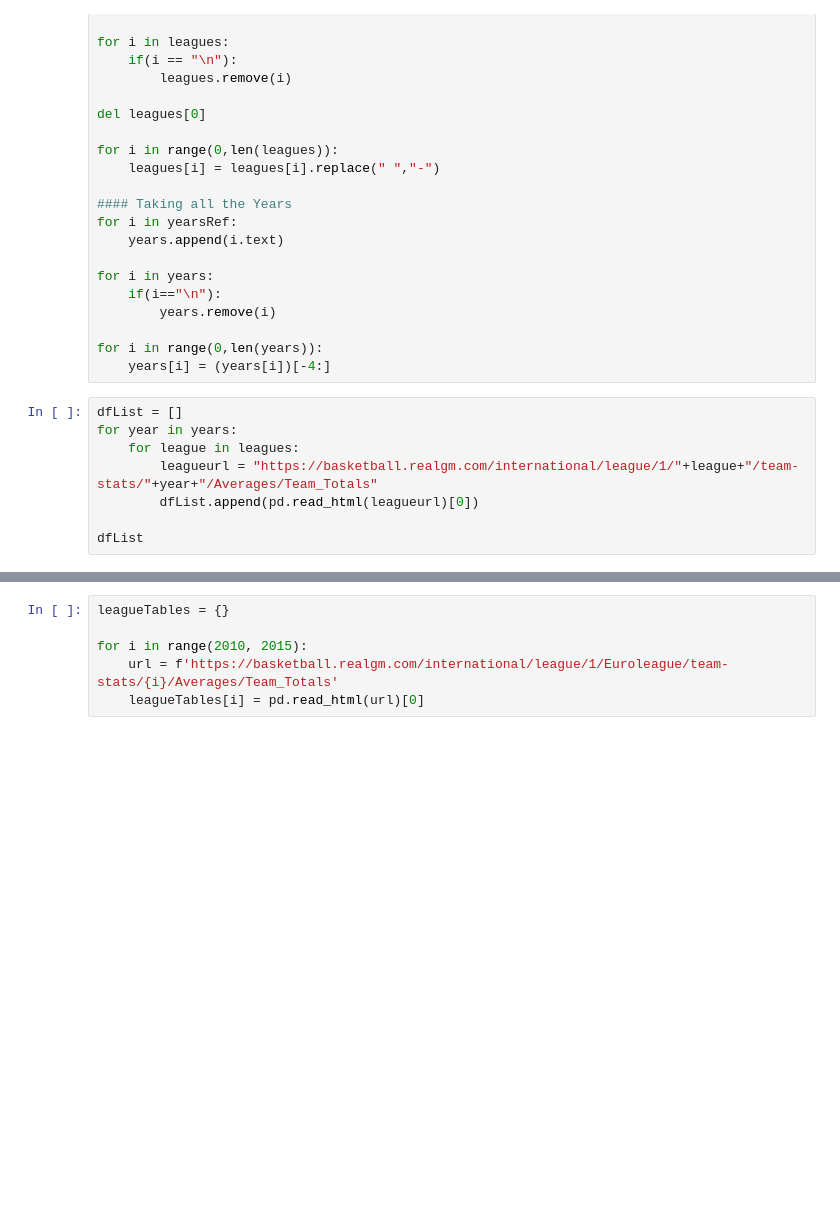
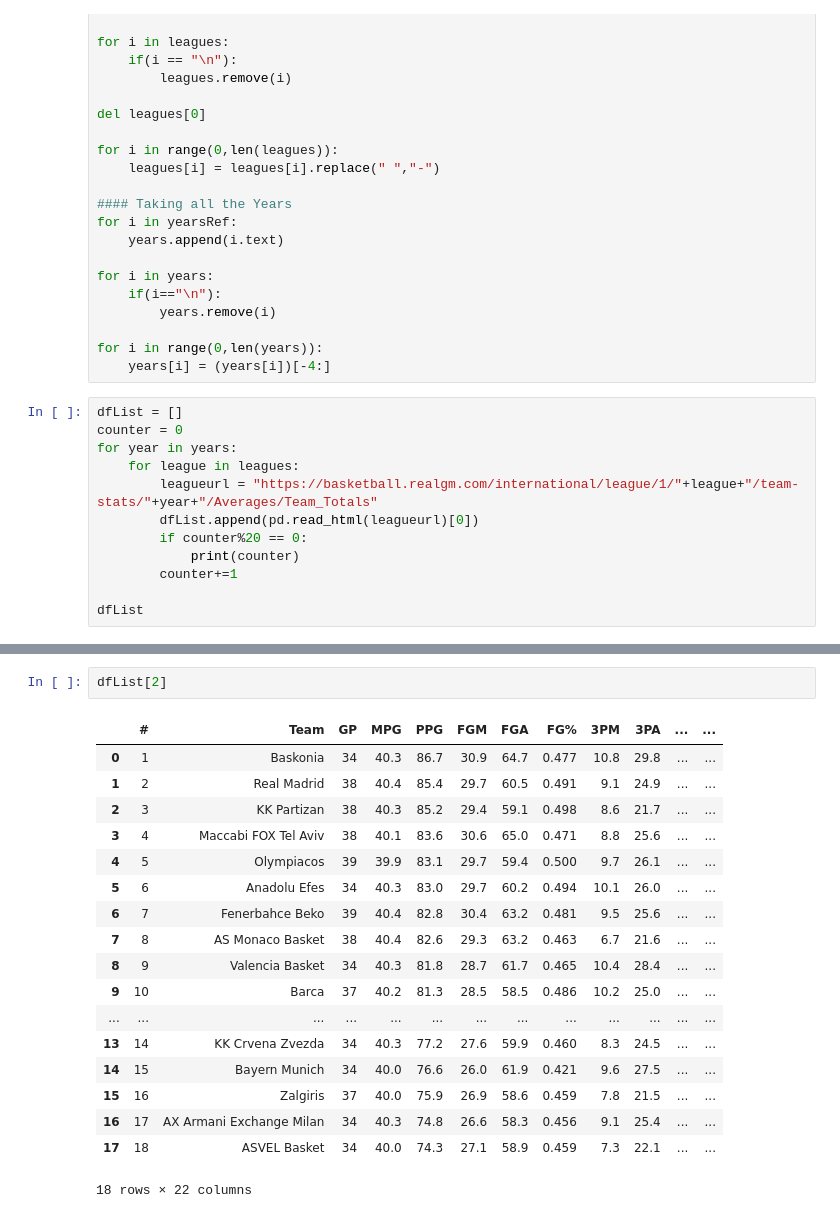
Before and after one commit to araDavid9/Predict-Playoff-Teams, a Jupyter notebook: Collect_Data.ipynb, the cells around one changed output, grey strips where cells are left out. Drawn from its saved outputs; the diff is of its cells as text; blank space fills up the shorter version.

```diff
--- a/Collect_Data.ipynb
+++ b/Collect_Data.ipynb
@@ -42,9 +42,13 @@ for i in range(0,len(years)):
     years[i] = (years[i])[-4:]
 # %%
 dfList = []
+counter = 0
 for year in years:
     for league in leagues:
         leagueurl = "https://basketball.realgm.com/international/league/1/"+league+"/team-stats/"+year+"/Averages/Team_Totals"
         dfList.append(pd.read_html(leagueurl)[0])
+        if counter%20 == 0:
+            print(counter)
+        counter+=1
 
 dfList
@@ -51,6 +90,21 @@ dfList
 # %%
-leagueTables = {}
-
-for i in range(2010, 2015):
-    url = f'https://basketball.realgm.com/international/league/1/Euroleague/team-stats/{i}/Averages/Team_Totals'
-    leagueTables[i] = pd.read_html(url)[0]
+dfList[2]
+# %% [output]
+|  | # | Team | GP | MPG | PPG | FGM | FGA | FG% | 3PM | 3PA | ... | ... |
+| 0 | 1 | Baskonia | 34 | 40.3 | 86.7 | 30.9 | 64.7 | 0.477 | 10.8 | 29.8 | ... | ... |
+| 1 | 2 | Real Madrid | 38 | 40.4 | 85.4 | 29.7 | 60.5 | 0.491 | 9.1 | 24.9 | ... | ... |
+| 2 | 3 | KK Partizan | 38 | 40.3 | 85.2 | 29.4 | 59.1 | 0.498 | 8.6 | 21.7 | ... | ... |
+| 3 | 4 | Maccabi FOX Tel Aviv | 38 | 40.1 | 83.6 | 30.6 | 65.0 | 0.471 | 8.8 | 25.6 | ... | ... |
+| 4 | 5 | Olympiacos | 39 | 39.9 | 83.1 | 29.7 | 59.4 | 0.500 | 9.7 | 26.1 | ... | ... |
+| 5 | 6 | Anadolu Efes | 34 | 40.3 | 83.0 | 29.7 | 60.2 | 0.494 | 10.1 | 26.0 | ... | ... |
+| 6 | 7 | Fenerbahce Beko | 39 | 40.4 | 82.8 | 30.4 | 63.2 | 0.481 | 9.5 | 25.6 | ... | ... |
+| 7 | 8 | AS Monaco Basket | 38 | 40.4 | 82.6 | 29.3 | 63.2 | 0.463 | 6.7 | 21.6 | ... | ... |
+| 8 | 9 | Valencia Basket | 34 | 40.3 | 81.8 | 28.7 | 61.7 | 0.465 | 10.4 | 28.4 | ... | ... |
+| 9 | 10 | Barca | 37 | 40.2 | 81.3 | 28.5 | 58.5 | 0.486 | 10.2 | 25.0 | ... | ... |
+| ... | ... | ... | ... | ... | ... | ... | ... | ... | ... | ... | ... | ... |
+| 13 | 14 | KK Crvena Zvezda | 34 | 40.3 | 77.2 | 27.6 | 59.9 | 0.460 | 8.3 | 24.5 | ... | ... |
+| 14 | 15 | Bayern Munich | 34 | 40.0 | 76.6 | 26.0 | 61.9 | 0.421 | 9.6 | 27.5 | ... | ... |
+| 15 | 16 | Zalgiris | 37 | 40.0 | 75.9 | 26.9 | 58.6 | 0.459 | 7.8 | 21.5 | ... | ... |
+| 16 | 17 | AX Armani Exchange Milan | 34 | 40.3 | 74.8 | 26.6 | 58.3 | 0.456 | 9.1 | 25.4 | ... | ... |
+| 17 | 18 | ASVEL Basket | 34 | 40.0 | 74.3 | 27.1 | 58.9 | 0.459 | 7.3 | 22.1 | ... | ... |
+18 rows × 22 columns
```
Also changed, not shown: parts of 4 cells of this notebook.
